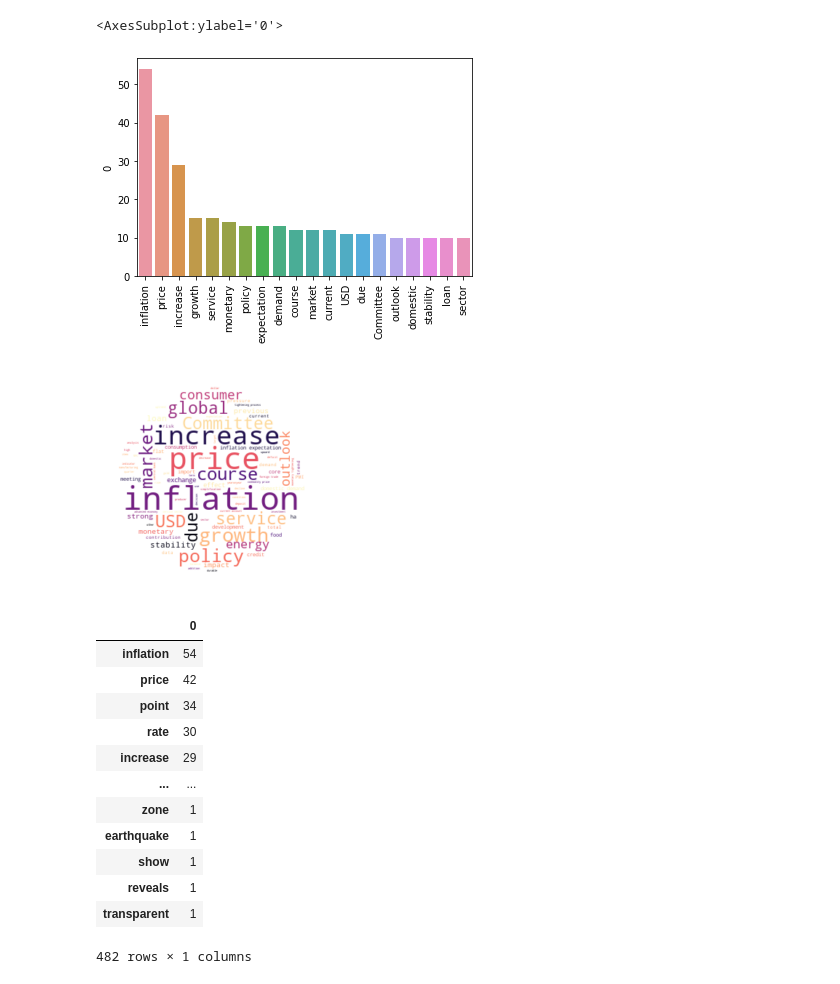
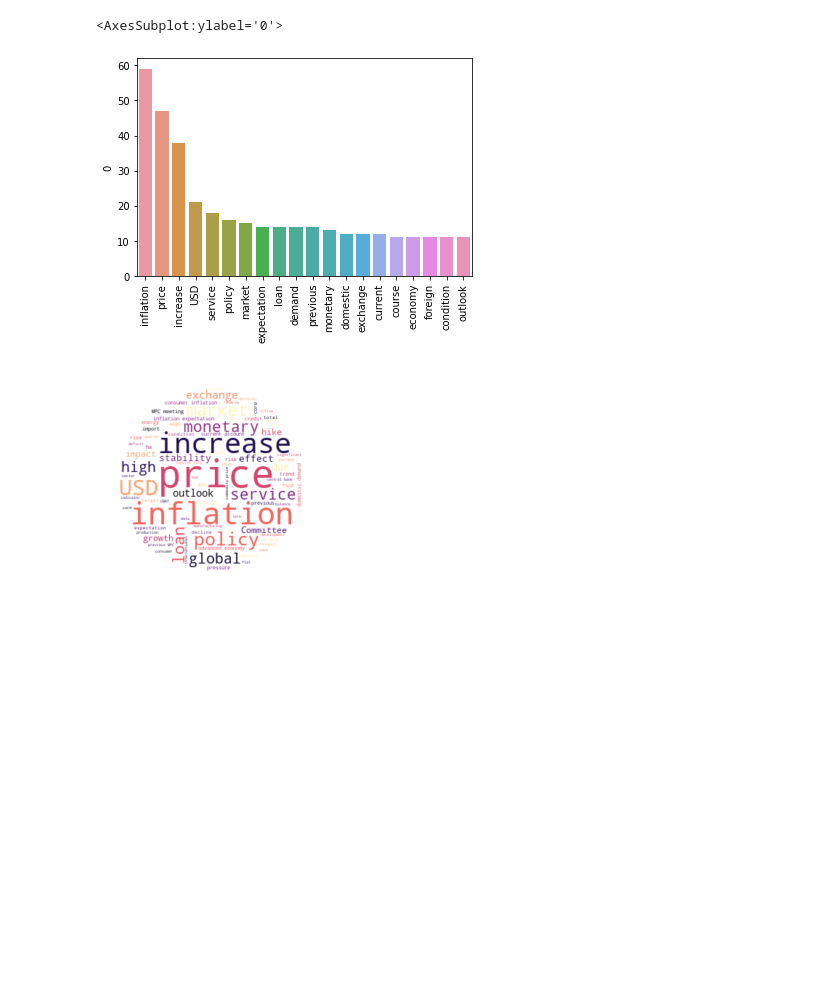
Before and after one commit to sercankoyunlu/word_cloud_summary_cbrt, a Jupyter notebook: cbrt_word_cloud_final_V2.ipynb, the cells around one changed output. Drawn from its saved outputs; the diff is of its cells as text; code cells hidden in the pictures; blank space fills up the shorter version.

```diff
--- a/cbrt_word_cloud_final_V2.ipynb
+++ b/cbrt_word_cloud_final_V2.ipynb
@@ -16,10 +16,18 @@ import seaborn as sns
 # %%
 stopWords=set({"year","rate","last","June","point","wa","basis","index",
                "May","period","level","July","annual","good","monthly",
-              "average","month","group","subgroup","first","April"})
-url = "https://www.tcmb.gov.tr/wps/wcm/connect/EN/TCMB+EN/Main+Menu/Announcements/Press+Releases/2023/ANO2023-24"
+              "average","month","group","subgroup","first","April"
+              "March"})
+#erkan_2_meeting
+url_erkan_2 = "https://www.tcmb.gov.tr/wps/wcm/connect/EN/TCMB+EN/Main+Menu/Announcements/Press+Releases/2023/ANO2023-29"
+#erkan_1_meeting
+url_erkan_1 = "https://www.tcmb.gov.tr/wps/wcm/connect/EN/TCMB+EN/Main+Menu/Announcements/Press+Releases/2023/ANO2023-24"
+#kavcioglu_26.meeting
+url_kavcioglu_26 = "https://www.tcmb.gov.tr/wps/wcm/connect/EN/TCMB+EN/Main+Menu/Announcements/Press+Releases/2023/ANO2023-21"
+#kavcioglu_25.meeting
+url_kavcioglu_25 = "https://www.tcmb.gov.tr/wps/wcm/connect/EN/TCMB+EN/Main+Menu/Announcements/Press+Releases/2023/ANO2023-19"
 # %%
-def get_cbrt_meeting_summary(url=url):
+def get_cbrt_meeting_summary(url):
     """
     Fetches the meeting summary from the given URL using web scraping.
 
@@ -33,6 +41,6 @@ def get_cbrt_meeting_summary(url=url):
     soup = BeautifulSoup(page.content, "html.parser")
     return soup.find_all("p", dir="ltr")
 
-summary=get_cbrt_meeting_summary(url=url)
+summary=get_cbrt_meeting_summary(url=url_erkan_2)
 summary
 # %% [output]
@@ -178,35 +187,22 @@ def freq_bar_plot(df,n):
 freq_bar_plot(df=result,n=20)
 # %% [output]
 <AxesSubplot:ylabel='0'>
-[figure, old version]
+[figure, new version]
 # %%
 #Circle
 x, y = np.ogrid[:300, :300]
 mask = (x - 150) ** 2 + (y - 150) ** 2 > 130 ** 2
 mask = 255 * mask.astype(int)
 def word_cloud(string, mask=mask):
     plt.axis("off")
     plt.imshow(WordCloud(background_color="white", stopwords=stopWords,width = 300, height = 300,
                          colormap = "magma",mask=mask).generate(string), interpolation="bilinear")
     plt.show()
 
 
 a=re.sub(r'[^\w\s]', '', tagged[0].to_string().replace("\n",""))
 word_cloud_plot=word_cloud(removing_digits(a))
-result=pd.DataFrame(tagged[0].value_counts())
-result
+#result=pd.DataFrame(tagged[0].value_counts())
+#result
 # %% [output]
-[figure, old version]
+[figure, new version]
-|  | 0 |
-| inflation | 54 |
-| price | 42 |
-| point | 34 |
-| rate | 30 |
-| increase | 29 |
-| ... | ... |
-| zone | 1 |
-| earthquake | 1 |
-| show | 1 |
-| reveals | 1 |
-| transparent | 1 |
-482 rows × 1 columns
```
Also changed, not shown: parts of 6 cells of this notebook.
